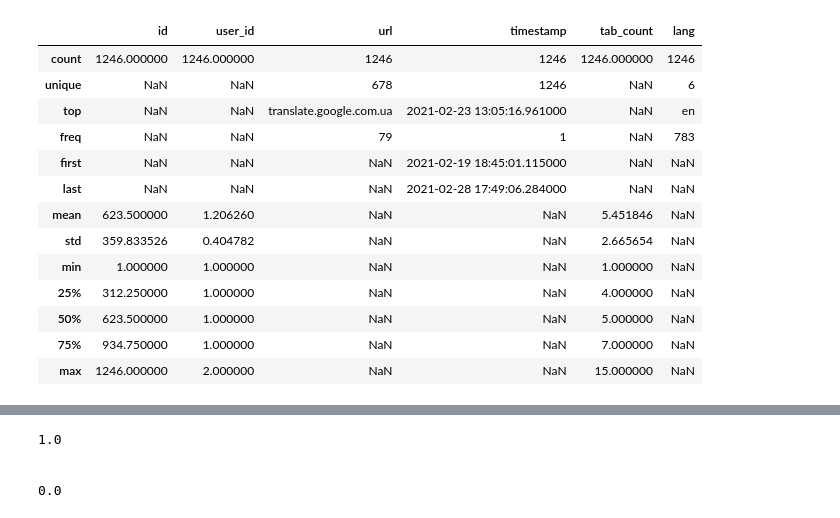
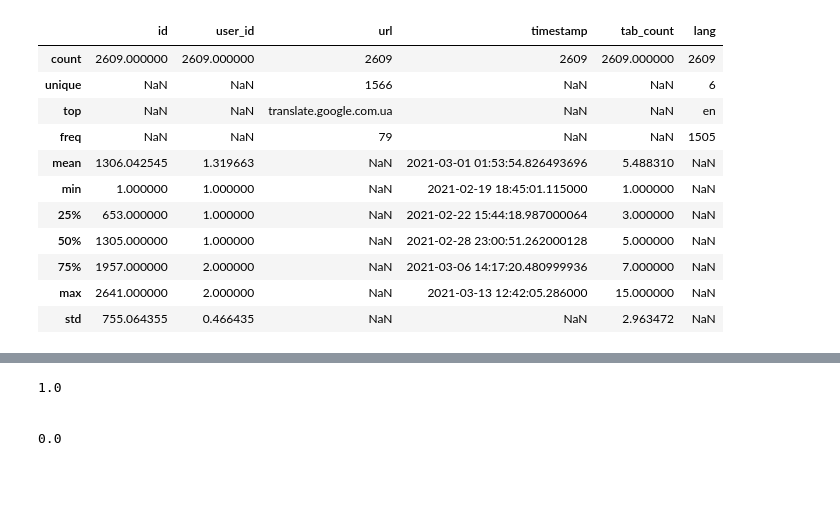
Before and after one commit to andrey13771/profiler, a Jupyter notebook: profiler_research.ipynb, the cells around one changed output, grey strips where cells are left out. Cells and saved outputs as stored; diff of their text form; code cells hidden in the pictures; blank space fills up the shorter version.

```diff
--- a/profiler_research.ipynb
+++ b/profiler_research.ipynb
@@ -16,3 +18,6 @@ from sklearn.pipeline import Pipeline
 # %%
-engine = create_engine('postgresql://')
+engine = create_engine('postgres://fhaqftqhkzrvnq:b76a214722d9525e3647b40f44a6051e915270788d40d531aecfbdf4d102c435@ec2-3-221-243-122.compute-1.amazonaws.com:5432/dee2cchssk4u3u')
 df = pd.read_sql_table('tab_info', con=engine)
+# %%
+df = df.sort_values('id')
+df
@@ -19,22 +42,20 @@ df = pd.read_sql_table('tab_info', con=engine)
 # %%
-df_copy = df
+df_copy = df.copy()
 # %%
-df = df_copy
+df = df_copy.copy()
 # %%
-df.describe(include='all')
+df.describe(include='all', datetime_is_numeric=True)
 # %% [output]
 |  | id | user_id | url | timestamp | tab_count | lang |
-| count | 1246.000000 | 1246.000000 | 1246 | 1246 | 1246.000000 | 1246 |
-| unique | NaN | NaN | 678 | 1246 | NaN | 6 |
-| top | NaN | NaN | translate.google.com.ua | 2021-02-23 13:05:16.961000 | NaN | en |
-| freq | NaN | NaN | 79 | 1 | NaN | 783 |
-| first | NaN | NaN | NaN | 2021-02-19 18:45:01.115000 | NaN | NaN |
-| last | NaN | NaN | NaN | 2021-02-28 17:49:06.284000 | NaN | NaN |
-| mean | 623.500000 | 1.206260 | NaN | NaN | 5.451846 | NaN |
-| std | 359.833526 | 0.404782 | NaN | NaN | 2.665654 | NaN |
-| min | 1.000000 | 1.000000 | NaN | NaN | 1.000000 | NaN |
-| 25% | 312.250000 | 1.000000 | NaN | NaN | 4.000000 | NaN |
-| 50% | 623.500000 | 1.000000 | NaN | NaN | 5.000000 | NaN |
-| 75% | 934.750000 | 1.000000 | NaN | NaN | 7.000000 | NaN |
-| max | 1246.000000 | 2.000000 | NaN | NaN | 15.000000 | NaN |
+| count | 2609.000000 | 2609.000000 | 2609 | 2609 | 2609.000000 | 2609 |
+| unique | NaN | NaN | 1566 | NaN | NaN | 6 |
+| top | NaN | NaN | translate.google.com.ua | NaN | NaN | en |
+| freq | NaN | NaN | 79 | NaN | NaN | 1505 |
+| mean | 1306.042545 | 1.319663 | NaN | 2021-03-01 01:53:54.826493696 | 5.488310 | NaN |
+| min | 1.000000 | 1.000000 | NaN | 2021-02-19 18:45:01.115000 | 1.000000 | NaN |
+| 25% | 653.000000 | 1.000000 | NaN | 2021-02-22 15:44:18.987000064 | 3.000000 | NaN |
+| 50% | 1305.000000 | 1.000000 | NaN | 2021-02-28 23:00:51.262000128 | 5.000000 | NaN |
+| 75% | 1957.000000 | 2.000000 | NaN | 2021-03-06 14:17:20.480999936 | 7.000000 | NaN |
+| max | 2641.000000 | 2.000000 | NaN | 2021-03-13 12:42:05.286000 | 15.000000 | NaN |
+| std | 755.064355 | 0.466435 | NaN | NaN | 2.963472 | NaN |
 # %%
```
Also changed, not shown: parts of 35 cells of this notebook.
